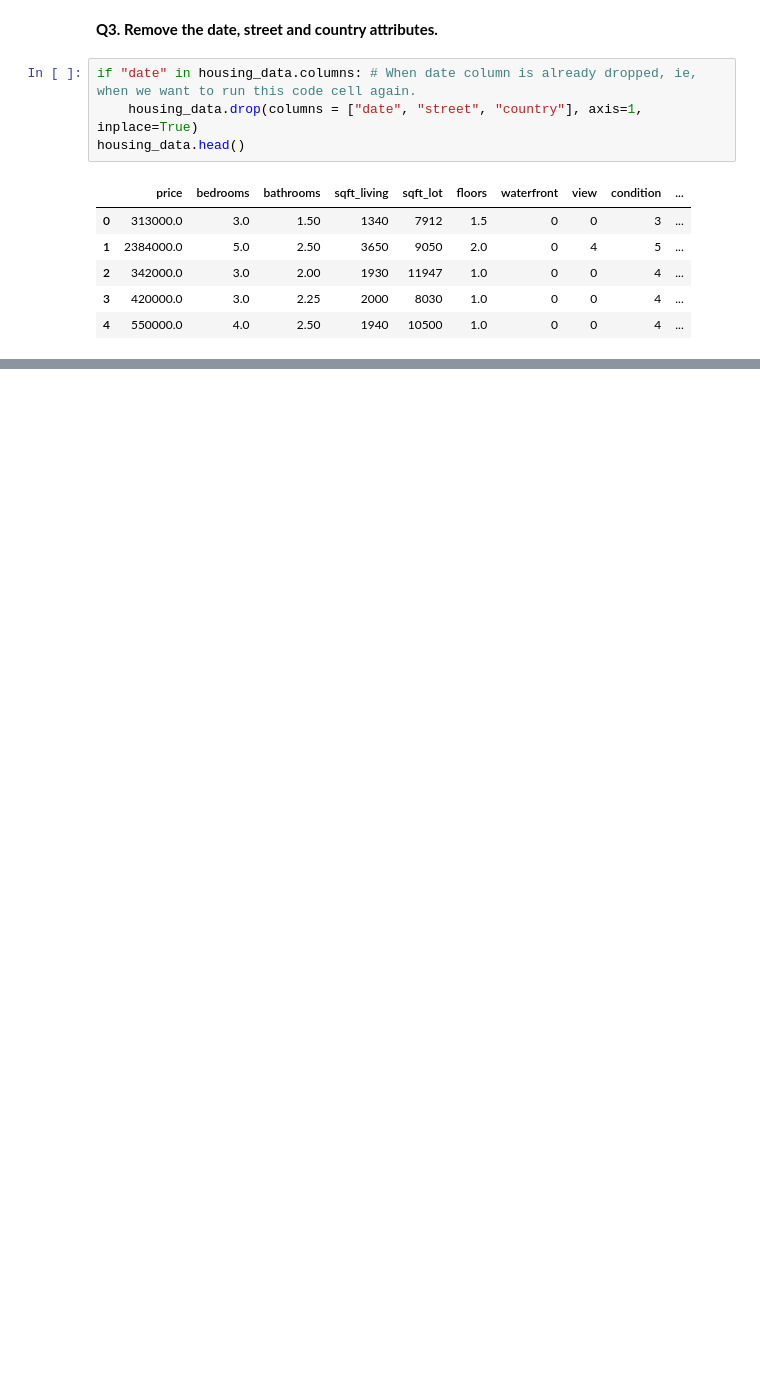
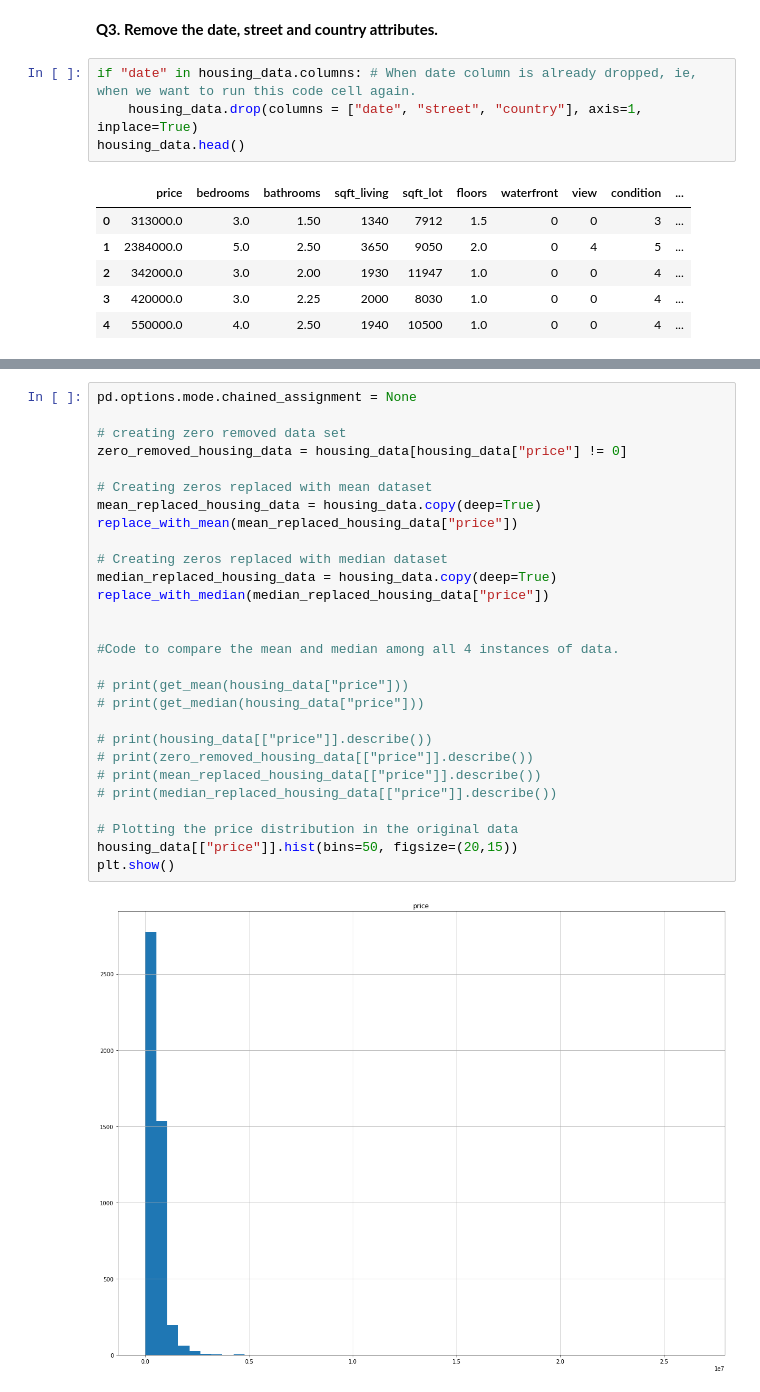
Before and after one commit to radhe2205/applied-ml-probs, a Jupyter notebook: hw1/src/hw1.ipynb, the cells around one changed output, grey strips where cells are left out. Saved outputs shown, nothing was run; the diff lists cells and outputs as text; blank space fills up the shorter version.

```diff
--- a/hw1/src/hw1.ipynb
+++ b/hw1/src/hw1.ipynb
@@ -71,0 +181,30 @@ housing_data.head()
+# %%
+pd.options.mode.chained_assignment = None
+
+# creating zero removed data set
+zero_removed_housing_data = housing_data[housing_data["price"] != 0]
+
+# Creating zeros replaced with mean dataset
+mean_replaced_housing_data = housing_data.copy(deep=True)
+replace_with_mean(mean_replaced_housing_data["price"])
+
+# Creating zeros replaced with median dataset
+median_replaced_housing_data = housing_data.copy(deep=True)
+replace_with_median(median_replaced_housing_data["price"])
+
+
+#Code to compare the mean and median among all 4 instances of data.
+
+# print(get_mean(housing_data["price"]))
+# print(get_median(housing_data["price"]))
+
+# print(housing_data[["price"]].describe())
+# print(zero_removed_housing_data[["price"]].describe())
+# print(mean_replaced_housing_data[["price"]].describe())
+# print(median_replaced_housing_data[["price"]].describe())
+
+# Plotting the price distribution in the original data
+housing_data[["price"]].hist(bins=50, figsize=(20,15))
+plt.show()
+# %% [output]
+[figure, added]
```
Also changed, not shown: parts of 40 cells of this notebook.
